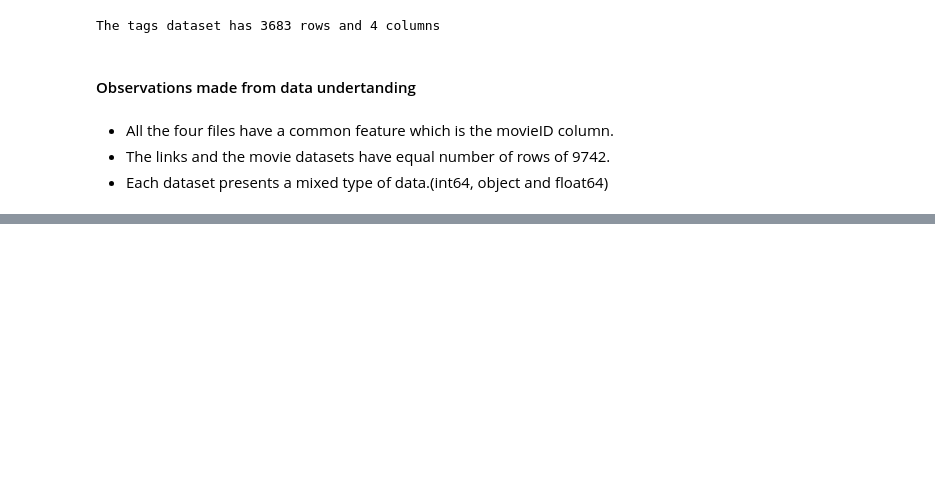
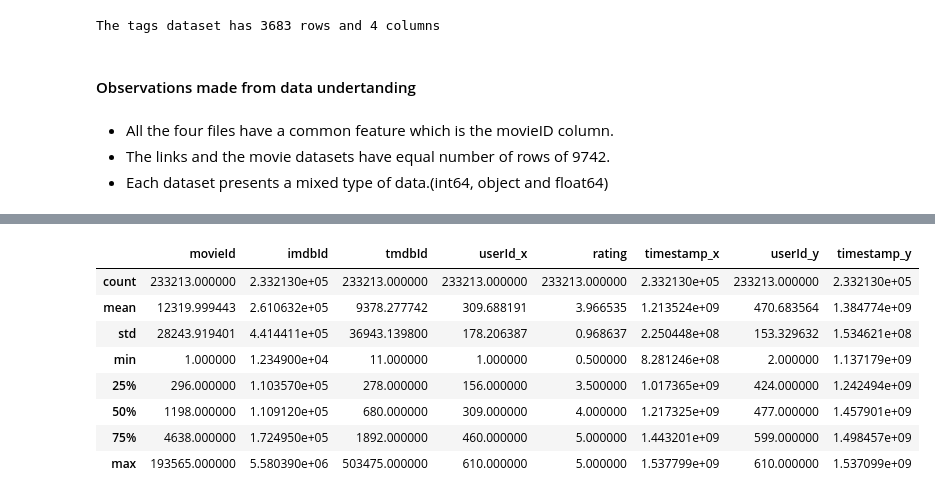
Before and after one commit to ruth-kitasi/Movielens-Recommendation-System, a Jupyter notebook: index.ipynb, the cells around one changed output, grey strips where cells are left out. Cells and saved outputs as stored; diff of their text form; code cells hidden in the pictures; blank space fills up the shorter version.

Commit message:
performing merge

```diff
--- a/index.ipynb
+++ b/index.ipynb
@@ -267,0 +270,6 @@ The tags dataset has 3683 rows and 4 columns
+# %%
+## Merging files on the common feature the MovieID
+
+##Step 1: Merging the movies and the links datasets.
+movies_links_merged =  pd.merge(movies, links, on='movieId')
+movies_links_merged.head()
@@ -267,0 +283,4 @@ The tags dataset has 3683 rows and 4 columns
+# %%
+##Step 2: Merging the results of movies_links_merged with the ratings dataset.
+movies_links_ratings_merged =  pd.merge(movies_links_merged, ratings, on='movieId')
+movies_links_ratings_merged.head()
@@ -267,0 +294,4 @@ The tags dataset has 3683 rows and 4 columns
+# %%
+##Step 3: Merging the results of movies_linksrating_merged with the tags dataset.
+final_merge =  pd.merge(movies_links_ratings_merged, tags, on='movieId')
+final_merge.head()
@@ -267,0 +344,12 @@ The tags dataset has 3683 rows and 4 columns
+# %%
+final_merge.describe()
+# %% [output]
+|  | movieId | imdbId | tmdbId | userId_x | rating | timestamp_x | userId_y | timestamp_y |
+| count | 233213.000000 | 2.332130e+05 | 233213.000000 | 233213.000000 | 233213.000000 | 2.332130e+05 | 233213.000000 | 2.332130e+05 |
+| mean | 12319.999443 | 2.610632e+05 | 9378.277742 | 309.688191 | 3.966535 | 1.213524e+09 | 470.683564 | 1.384774e+09 |
+| std | 28243.919401 | 4.414411e+05 | 36943.139800 | 178.206387 | 0.968637 | 2.250448e+08 | 153.329632 | 1.534621e+08 |
+| min | 1.000000 | 1.234900e+04 | 11.000000 | 1.000000 | 0.500000 | 8.281246e+08 | 2.000000 | 1.137179e+09 |
+| 25% | 296.000000 | 1.103570e+05 | 278.000000 | 156.000000 | 3.500000 | 1.017365e+09 | 424.000000 | 1.242494e+09 |
+| 50% | 1198.000000 | 1.109120e+05 | 680.000000 | 309.000000 | 4.000000 | 1.217325e+09 | 477.000000 | 1.457901e+09 |
+| 75% | 4638.000000 | 1.724950e+05 | 1892.000000 | 460.000000 | 5.000000 | 1.443201e+09 | 599.000000 | 1.498457e+09 |
+| max | 193565.000000 | 5.580390e+06 | 503475.000000 | 610.000000 | 5.000000 | 1.537799e+09 | 610.000000 | 1.537099e+09 |
```
Also changed, not shown: parts of 13 cells of this notebook.
